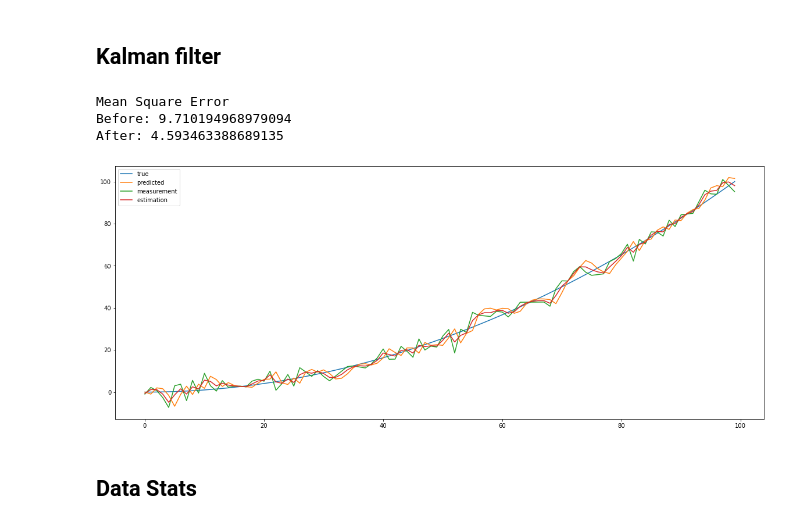
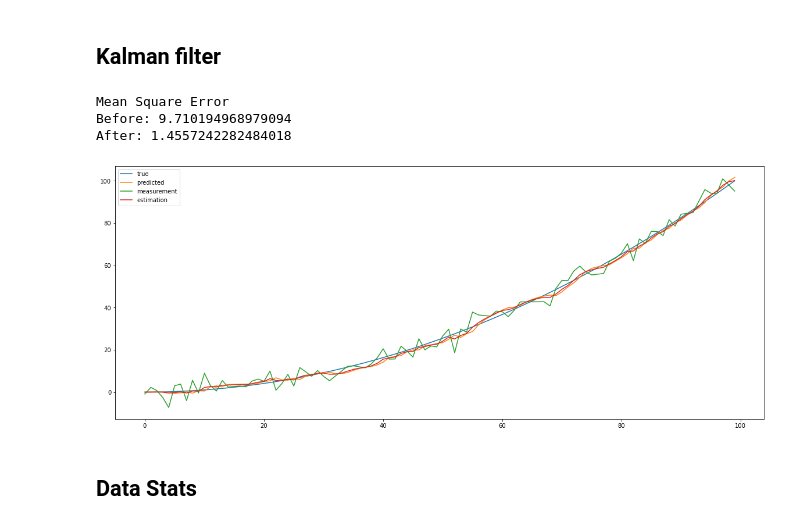
Before and after one commit to FreeLike76/KpiDataScience, a Jupyter notebook: Lab3/ds3_main.ipynb, the cells around one changed output. Cells and saved outputs as stored; diff of their text form; code cells hidden in the pictures.

Commit message:
Updated Kalman noise parameters

```diff
--- a/Lab3/ds3_main.ipynb
+++ b/Lab3/ds3_main.ipynb
@@ -363,25 +363,25 @@ After: 1.3889655557170903
 ## Kalman filter
 # %%
 # filter
-hist = kalman_filter(data["quadratic_normal_anomalies_fix"], init_pos=0, init_vel=0, noise_P=1, noise_R=1, noise_Q=0.1, t=1)
+hist = kalman_filter(data["quadratic_normal_anomalies_fix"], init_pos=0, init_vel=0, noise_P=0.01, noise_R=10, noise_Q=0.01, t=1)
 # save
 data["quadratic_normal_anomalies_fix_kalman"] = hist["estimation"].copy()
 # print
 print("Mean Square Error")
 print("Before:", mse(data["quadratic"], data["quadratic_normal_anomalies_fix"]))
 print("After:", mse(data["quadratic"], data["quadratic_normal_anomalies_fix_kalman"]))
 # plot
 plt.plot(data["quadratic"], label="true")
 plt.plot(hist["prediction"], label="predicted")
 plt.plot(hist["measurement"], label="measurement")
 plt.plot(hist["estimation"], label="estimation")
 plt.legend()
 plt.show()
 # %% [output]
 Mean Square Error
 Before: 9.710194968979094
-After: 4.593463388689135
+After: 1.4557242282484018
-[figure, old version]
+[figure, new version]
 # %% [markdown]
 ## Data Stats
 # %%
```
Also changed, not shown: parts of 2 cells of this notebook.
